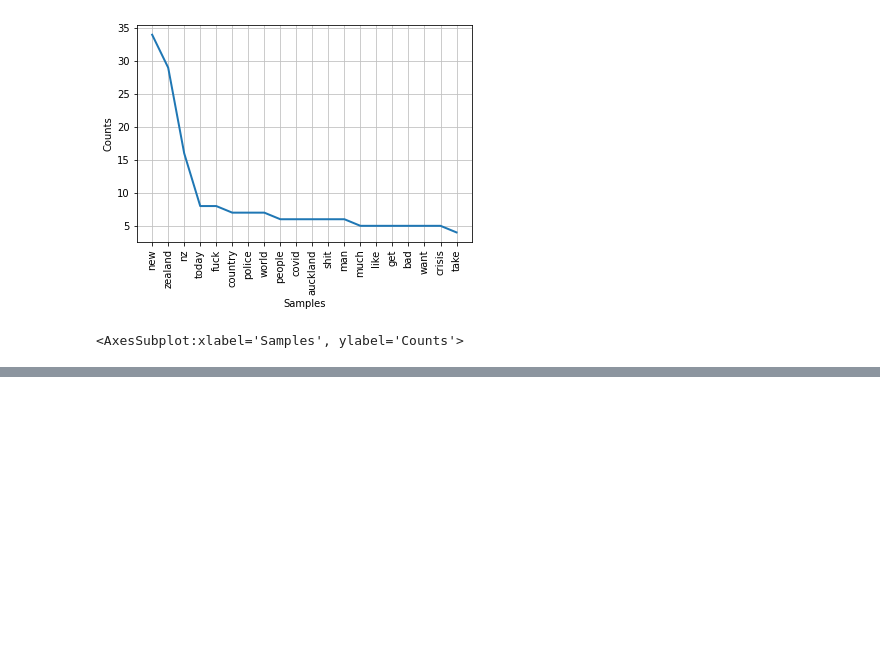
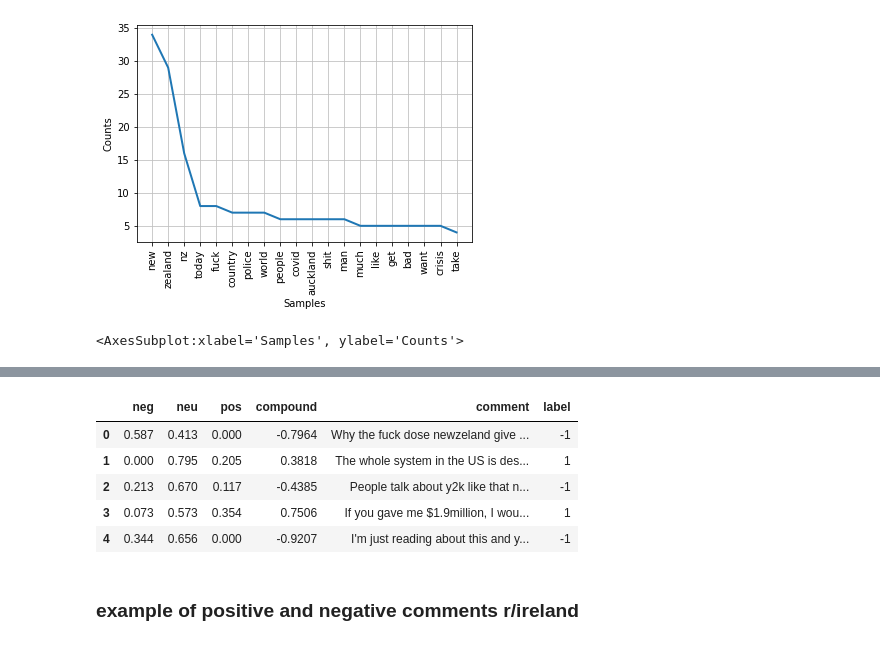
Before and after one commit to Gus1616/investigation_of_language_styles_reddit, a Jupyter notebook: 17350796_reddit_assignment_notebook.ipynb, the cells around one changed output, grey strips where cells are left out. Drawn from its saved outputs; the diff is of its cells as text; code cells hidden in the pictures; blank space fills up the shorter version.

```diff
--- a/17350796_reddit_assignment_notebook.ipynb
+++ b/17350796_reddit_assignment_notebook.ipynb
@@ -799,0 +823,10 @@ def extract_emojis(s):
+# %%
+comments_nz = set()
+# r/ireland
+for submission in reddit.subreddit('newzealand').top(limit=10):
+    for comment in submission.comments:
+            if isinstance(comment, MoreComments):
+                continue
+            comments_nz.add(comment.body)
+            display.clear_output()
+            print(len(comments_nz))
@@ -799,0 +858,3 @@ def extract_emojis(s):
+# %%
+comments_results_newzealand = sia_function(comments_nz)
+pprint(comments_results_newzealand[:3], width=100)
@@ -799,0 +915,14 @@ def extract_emojis(s):
+# %%
+df_comments_newzealand['label'] = 0
+df_comments_newzealand.loc[df_comments_newzealand['compound'] > 0.2, 'label'] = 1
+df_comments_newzealand.loc[df_comments_newzealand['compound'] < -0.2, 'label'] = -1
+df_comments_newzealand.head()
+# %% [output]
+|  | neg | neu | pos | compound | comment | label |
+| 0 | 0.587 | 0.413 | 0.000 | -0.7964 | Why the fuck dose newzeland give ... | -1 |
+| 1 | 0.000 | 0.795 | 0.205 | 0.3818 | The whole system in the US is des... | 1 |
+| 2 | 0.213 | 0.670 | 0.117 | -0.4385 | People talk about y2k like that n... | -1 |
+| 3 | 0.073 | 0.573 | 0.354 | 0.7506 | If you gave me $1.9million, I wou... | 1 |
+| 4 | 0.344 | 0.656 | 0.000 | -0.9207 | I'm just reading about this and y... | -1 |
+# %% [markdown]
+### example of positive and negative comments  r/ireland
```
Also changed, not shown: parts of 30 cells of this notebook, 3 other files.
